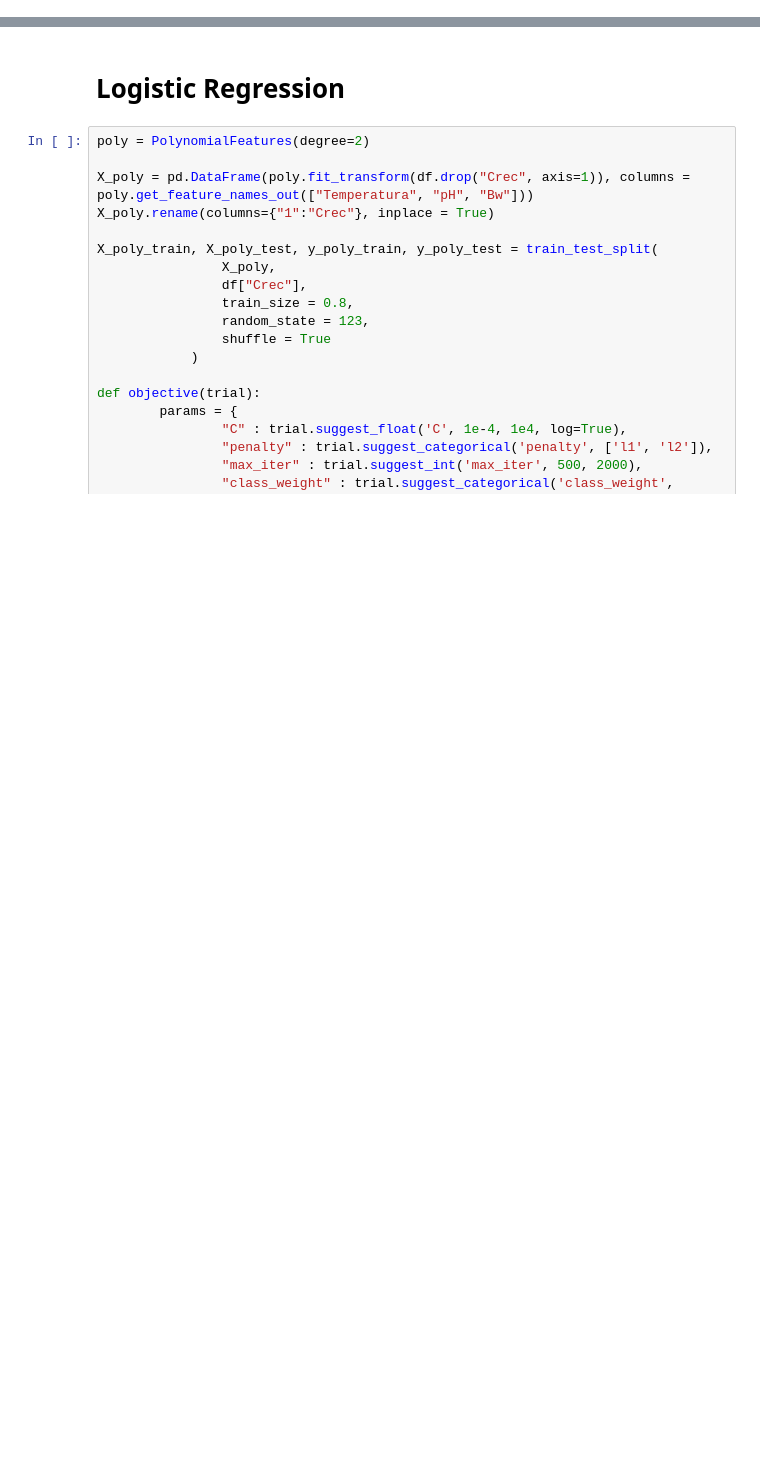
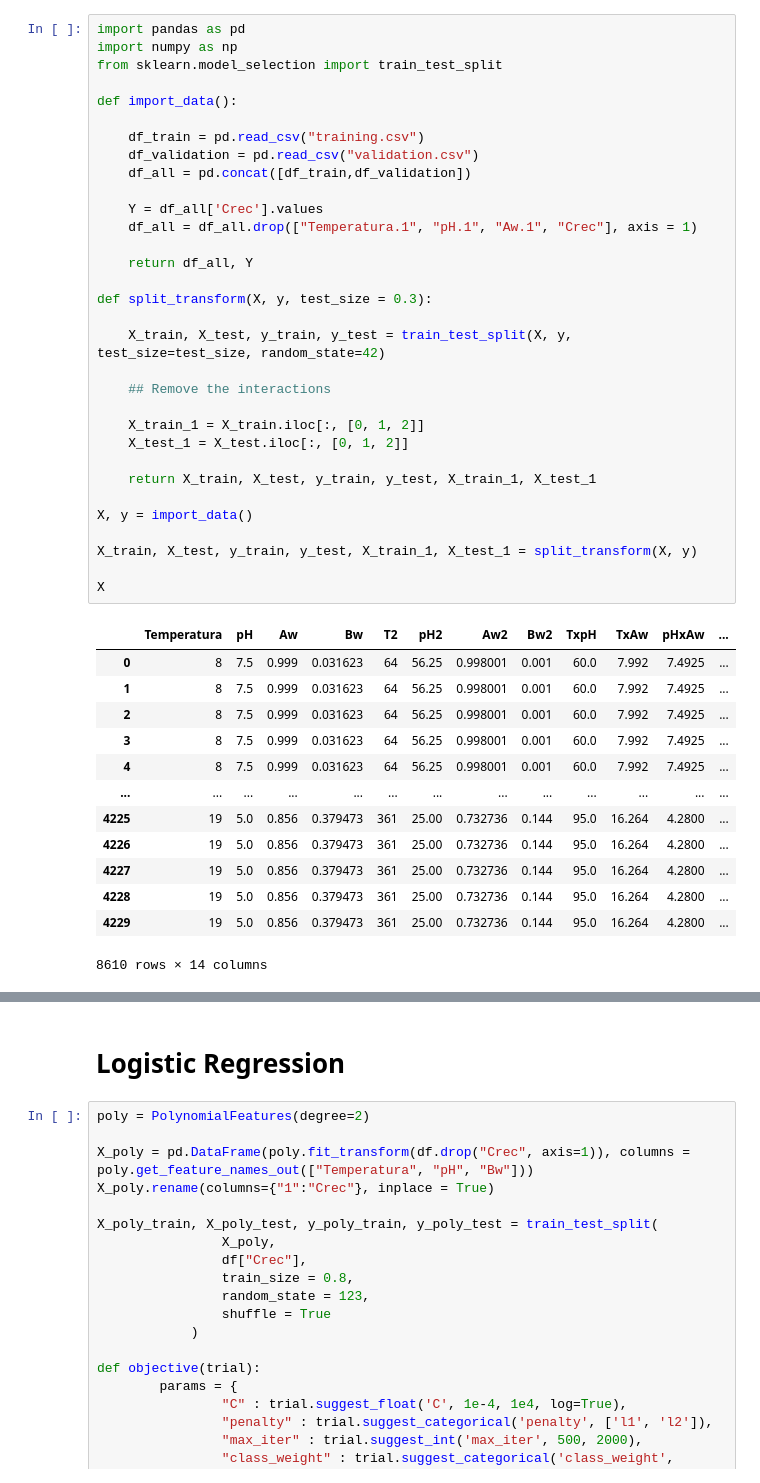
Before and after one commit to dhprieto/datos_Alberto, a Jupyter notebook: datos_alberto_explore.ipynb, the cells around one changed output, grey strips where cells are left out. Drawn from its saved outputs; the diff is of its cells as text; blank space fills up the shorter version.

```diff
--- a/datos_alberto_explore.ipynb
+++ b/datos_alberto_explore.ipynb
@@ -82,0 +108,46 @@ cv = RepeatedKFold(n_splits = 5, n_repeats=2, random_state=123)
+# %%
+import pandas as pd
+import numpy as np
+from sklearn.model_selection import train_test_split
+
+def import_data():
+
+    df_train = pd.read_csv("training.csv")
+    df_validation = pd.read_csv("validation.csv")
+    df_all = pd.concat([df_train,df_validation])
+
+    Y = df_all['Crec'].values
+    df_all = df_all.drop(["Temperatura.1", "pH.1", "Aw.1", "Crec"], axis = 1)
+
+    return df_all, Y
+
+def split_transform(X, y, test_size = 0.3):
+
+    X_train, X_test, y_train, y_test = train_test_split(X, y, test_size=test_size, random_state=42)
+
+    ## Remove the interactions
+
+    X_train_1 = X_train.iloc[:, [0, 1, 2]]
+    X_test_1 = X_test.iloc[:, [0, 1, 2]]
+
+    return X_train, X_test, y_train, y_test, X_train_1, X_test_1
+
+X, y = import_data()
+
+X_train, X_test, y_train, y_test, X_train_1, X_test_1 = split_transform(X, y)
+
+X
+# %% [output]
+|  | Temperatura | pH | Aw | Bw | T2 | pH2 | Aw2 | Bw2 | TxpH | TxAw | pHxAw | ... |
+| 0 | 8 | 7.5 | 0.999 | 0.031623 | 64 | 56.25 | 0.998001 | 0.001 | 60.0 | 7.992 | 7.4925 | ... |
+| 1 | 8 | 7.5 | 0.999 | 0.031623 | 64 | 56.25 | 0.998001 | 0.001 | 60.0 | 7.992 | 7.4925 | ... |
+| 2 | 8 | 7.5 | 0.999 | 0.031623 | 64 | 56.25 | 0.998001 | 0.001 | 60.0 | 7.992 | 7.4925 | ... |
+| 3 | 8 | 7.5 | 0.999 | 0.031623 | 64 | 56.25 | 0.998001 | 0.001 | 60.0 | 7.992 | 7.4925 | ... |
+| 4 | 8 | 7.5 | 0.999 | 0.031623 | 64 | 56.25 | 0.998001 | 0.001 | 60.0 | 7.992 | 7.4925 | ... |
+| ... | ... | ... | ... | ... | ... | ... | ... | ... | ... | ... | ... | ... |
+| 4225 | 19 | 5.0 | 0.856 | 0.379473 | 361 | 25.00 | 0.732736 | 0.144 | 95.0 | 16.264 | 4.2800 | ... |
+| 4226 | 19 | 5.0 | 0.856 | 0.379473 | 361 | 25.00 | 0.732736 | 0.144 | 95.0 | 16.264 | 4.2800 | ... |
+| 4227 | 19 | 5.0 | 0.856 | 0.379473 | 361 | 25.00 | 0.732736 | 0.144 | 95.0 | 16.264 | 4.2800 | ... |
+| 4228 | 19 | 5.0 | 0.856 | 0.379473 | 361 | 25.00 | 0.732736 | 0.144 | 95.0 | 16.264 | 4.2800 | ... |
+| 4229 | 19 | 5.0 | 0.856 | 0.379473 | 361 | 25.00 | 0.732736 | 0.144 | 95.0 | 16.264 | 4.2800 | ... |
+8610 rows × 14 columns
```
Also changed, not shown: parts of 4 cells of this notebook.
